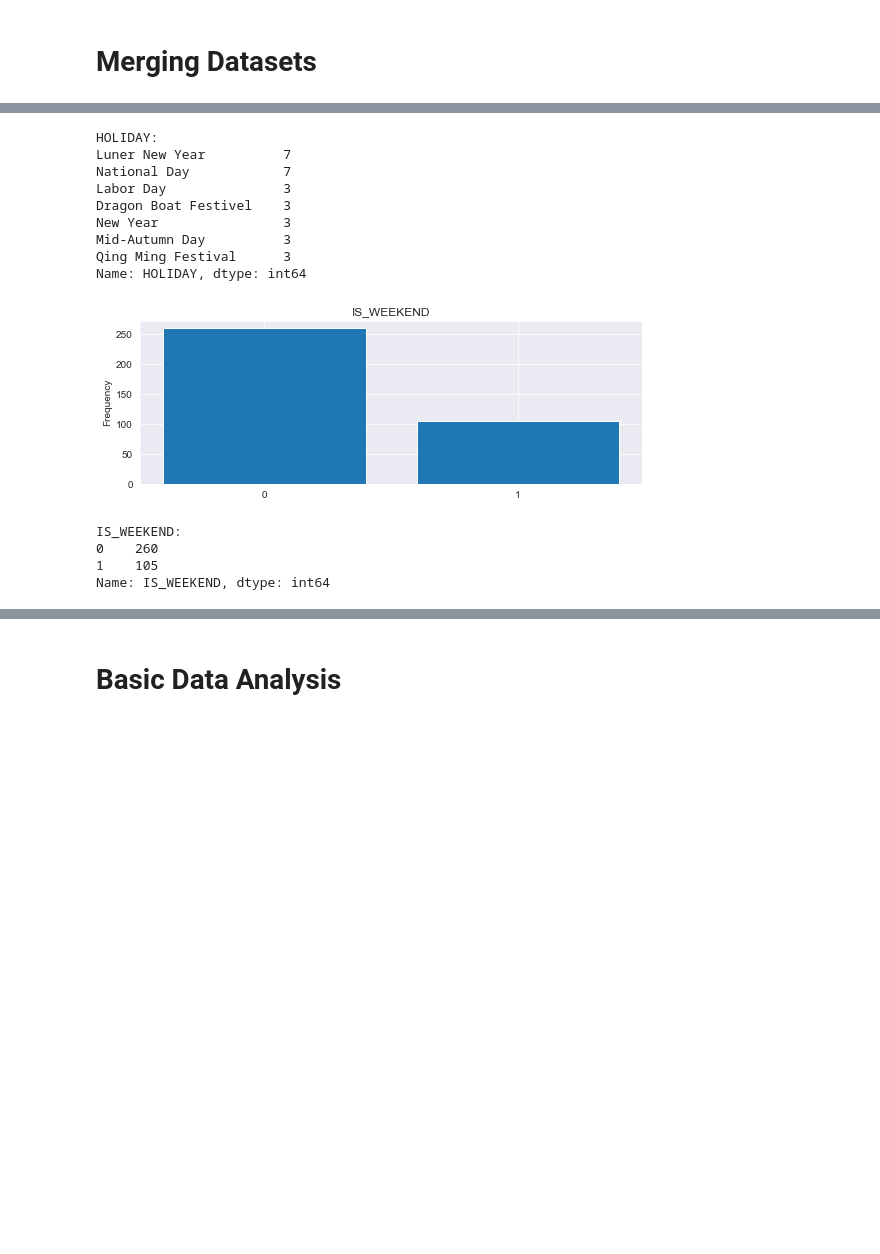
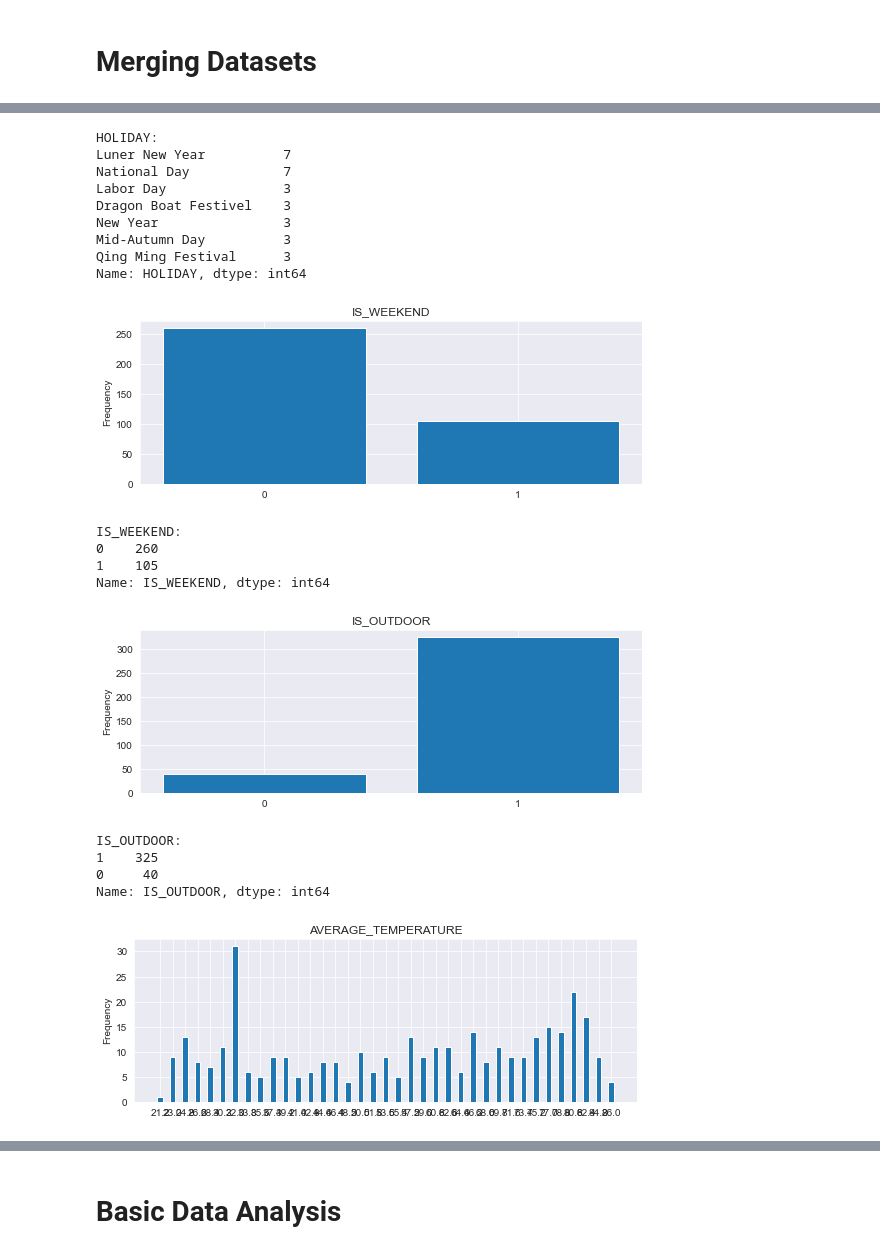
Before and after one commit to Husain-Jinia/Google_Solutions_Challenge, a Jupyter notebook: Burgers.ipynb, the cells around one changed output, grey strips where cells are left out. Cells and saved outputs as stored; diff of their text form; code cells hidden in the pictures; blank space fills up the shorter version.

```diff
--- a/Burgers.ipynb
+++ b/Burgers.ipynb
@@ -78,22 +82,28 @@ def bar_plot(variable):
     print("{}:\n{}".format(variable,varValue))
 # %%
 sns.set_style('darkgrid')
-categorical_variables = ['HOLIDAY','IS_WEEKEND']
+categorical_variables = ['HOLIDAY','IS_WEEKEND','IS_OUTDOOR','AVERAGE_TEMPERATURE']
 for c in categorical_variables:
     bar_plot(c)
 # %% [output]
 [figure]
 HOLIDAY:
 Luner New Year          7
 National Day            7
 Labor Day               3
 Dragon Boat Festivel    3
 New Year                3
 Mid-Autumn Day          3
 Qing Ming Festival      3
 Name: HOLIDAY, dtype: int64
 [figure]
 IS_WEEKEND:
 0    260
 1    105
 Name: IS_WEEKEND, dtype: int64
+[figure, added]
+IS_OUTDOOR:
+1    325
+0     40
+Name: IS_OUTDOOR, dtype: int64
+[figure, added]
```
Also changed, not shown: parts of 8 cells of this notebook.
